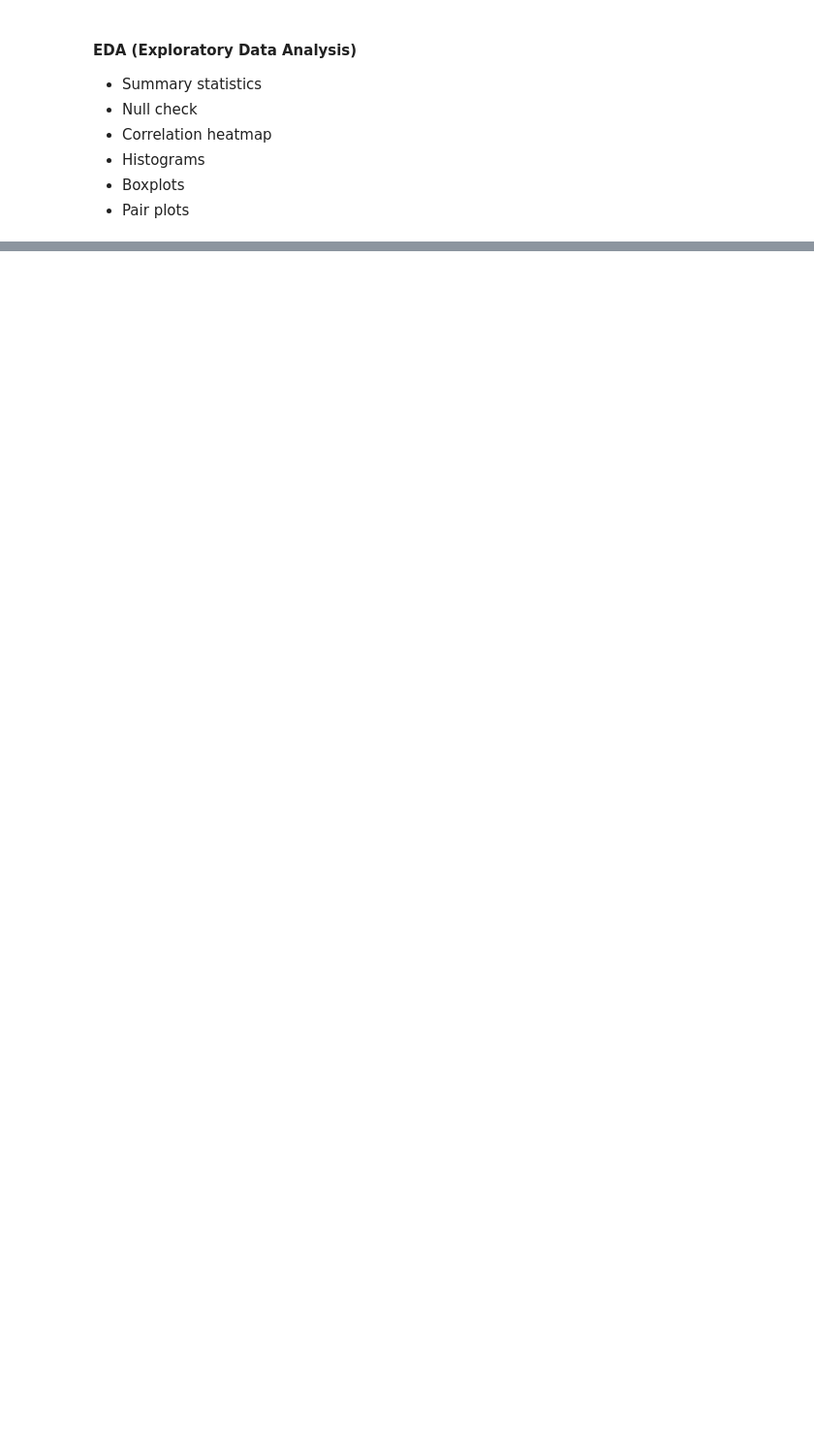
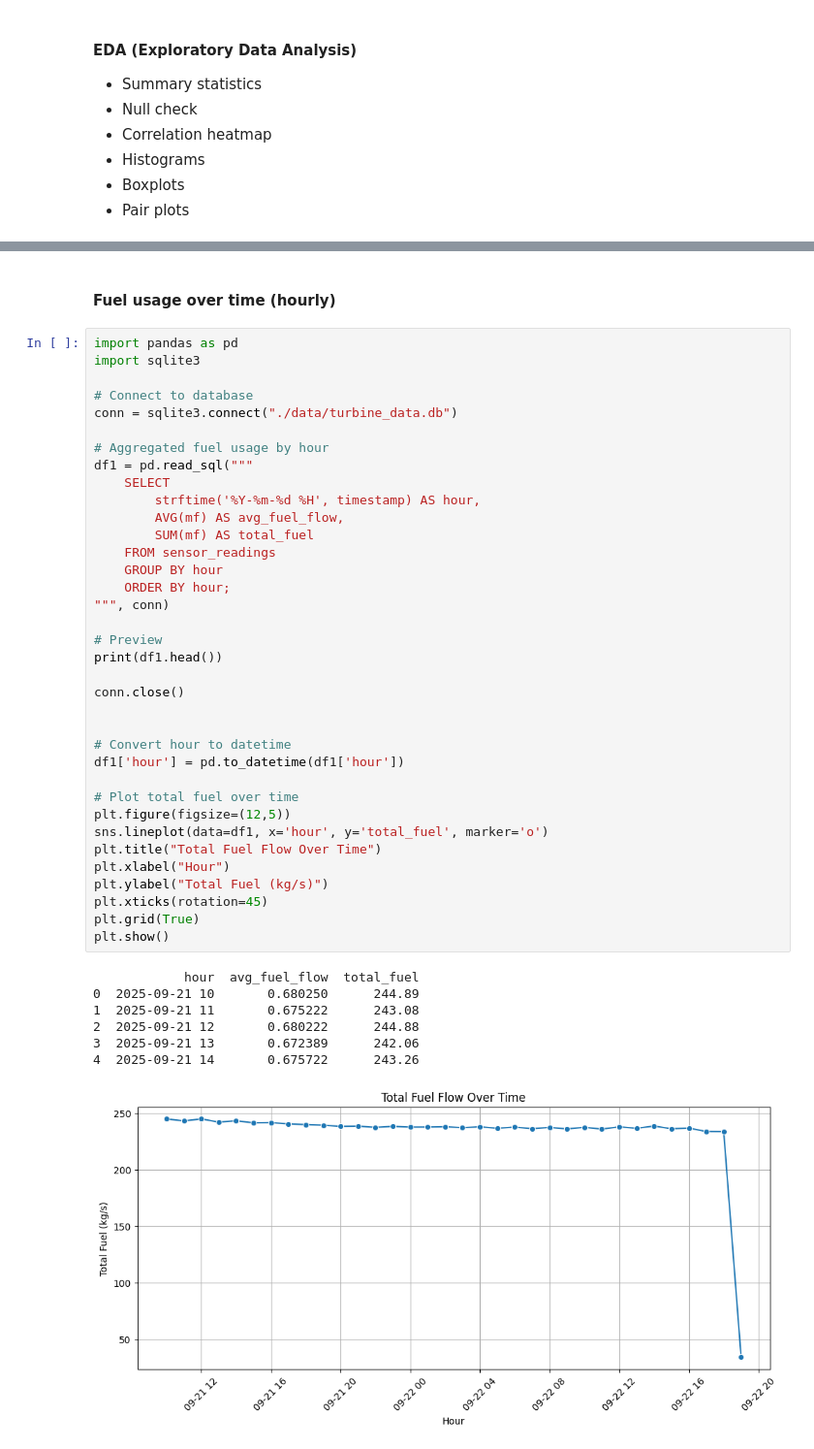
Before and after one commit to zahidkhandev/BOSCH, a Jupyter notebook: capstone/code/Capstone Project.ipynb, the cells around one changed output, grey strips where cells are left out. Shown at 97% size. Saved outputs shown, nothing was run; the diff lists cells and outputs as text; blank space fills up the shorter version.

```diff
--- a/capstone/code/Capstone Project.ipynb
+++ b/capstone/code/Capstone Project.ipynb
@@ -278,0 +937,46 @@ turbine_data_cleaned.csv created successfully
+# %% [markdown]
+#### Fuel usage over time (hourly)
+# %%
+import pandas as pd
+import sqlite3
+
+# Connect to database
+conn = sqlite3.connect("./data/turbine_data.db")
+
+# Aggregated fuel usage by hour
+df1 = pd.read_sql("""
+    SELECT
+        strftime('%Y-%m-%d %H', timestamp) AS hour,
+        AVG(mf) AS avg_fuel_flow,
+        SUM(mf) AS total_fuel
+    FROM sensor_readings
+    GROUP BY hour
+    ORDER BY hour;
+""", conn)
+
+# Preview
+print(df1.head())
+
+conn.close()
+
+
+# Convert hour to datetime
+df1['hour'] = pd.to_datetime(df1['hour'])
+
+# Plot total fuel over time
+plt.figure(figsize=(12,5))
+sns.lineplot(data=df1, x='hour', y='total_fuel', marker='o')
+plt.title("Total Fuel Flow Over Time")
+plt.xlabel("Hour")
+plt.ylabel("Total Fuel (kg/s)")
+plt.xticks(rotation=45)
+plt.grid(True)
+plt.show()
+# %% [output]
+            hour  avg_fuel_flow  total_fuel
+0  2025-09-21 10       0.680250      244.89
+1  2025-09-21 11       0.675222      243.08
+2  2025-09-21 12       0.680222      244.88
+3  2025-09-21 13       0.672389      242.06
+4  2025-09-21 14       0.675722      243.26
+[figure, added]
```
Also changed, not shown: parts of 42 cells of this notebook, 5 other files.
